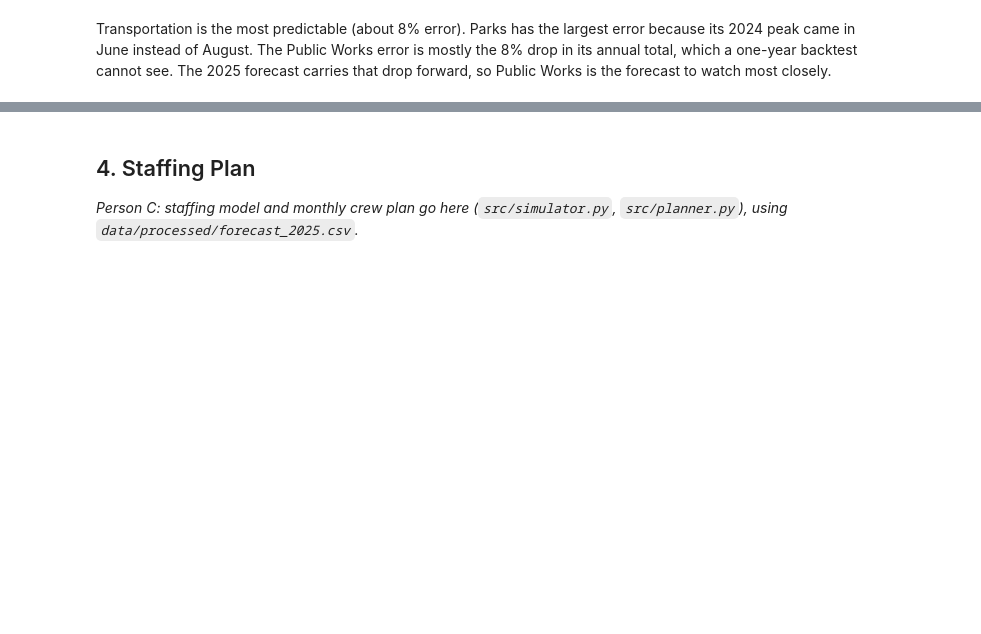
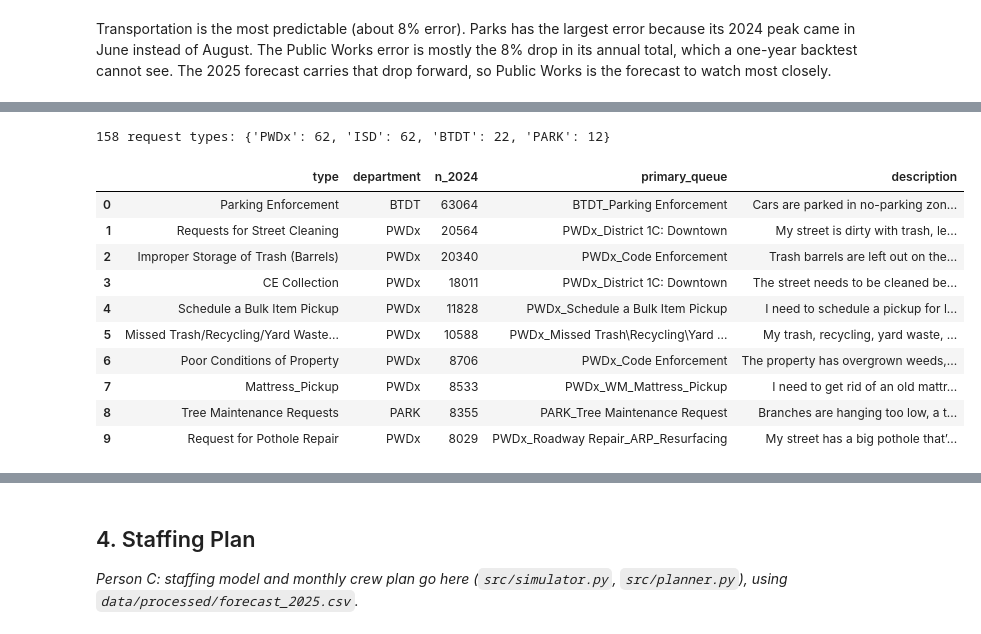
Before and after one commit to kavin1317/Boston-311-Crew-Staffing---Hackathon, a Jupyter notebook: notebooks/main.ipynb, the cells around one changed output, grey strips where cells are left out. Drawn from its saved outputs; the diff is of its cells as text; code cells hidden in the pictures; blank space fills up the shorter version.

```diff
--- a/notebooks/main.ipynb
+++ b/notebooks/main.ipynb
@@ -244,0 +225,20 @@ cat[["type", "department", "n_2024", "top_queue", "description"]].head(15)
+# %%
+from src import intake
+
+catalog = intake.load_catalog()
+cat = pd.DataFrame(catalog)
+print(f"{len(cat)} request types:", cat.department.value_counts().to_dict())
+cat[["type", "department", "n_2024", "primary_queue", "description"]].head(10)
+# %% [output]
+158 request types: {'PWDx': 62, 'ISD': 62, 'BTDT': 22, 'PARK': 12}
+|  | type | department | n_2024 | primary_queue | description |
+| 0 | Parking Enforcement | BTDT | 63064 | BTDT_Parking Enforcement | Cars are parked in no-parking zon... |
+| 1 | Requests for Street Cleaning | PWDx | 20564 | PWDx_District 1C: Downtown | My street is dirty with trash, le... |
+| 2 | Improper Storage of Trash (Barrels) | PWDx | 20340 | PWDx_Code Enforcement | Trash barrels are left out on the... |
+| 3 | CE Collection | PWDx | 18011 | PWDx_District 1C: Downtown | The street needs to be cleaned be... |
+| 4 | Schedule a Bulk Item Pickup | PWDx | 11828 | PWDx_Schedule a Bulk Item Pickup | I need to schedule a pickup for l... |
+| 5 | Missed Trash/Recycling/Yard Waste... | PWDx | 10588 | PWDx_Missed Trash\Recycling\Yard ... | My trash, recycling, yard waste, ... |
+| 6 | Poor Conditions of Property | PWDx | 8706 | PWDx_Code Enforcement | The property has overgrown weeds,... |
+| 7 | Mattress_Pickup | PWDx | 8533 | PWDx_WM_Mattress_Pickup | I need to get rid of an old mattr... |
+| 8 | Tree Maintenance Requests | PARK | 8355 | PARK_Tree Maintenance Request | Branches are hanging too low, a t... |
+| 9 | Request for Pothole Repair | PWDx | 8029 | PWDx_Roadway Repair_ARP_Resurfacing | My street has a big pothole that’... |
```
Also changed, not shown: parts of 14 cells of this notebook, 4 other files.
